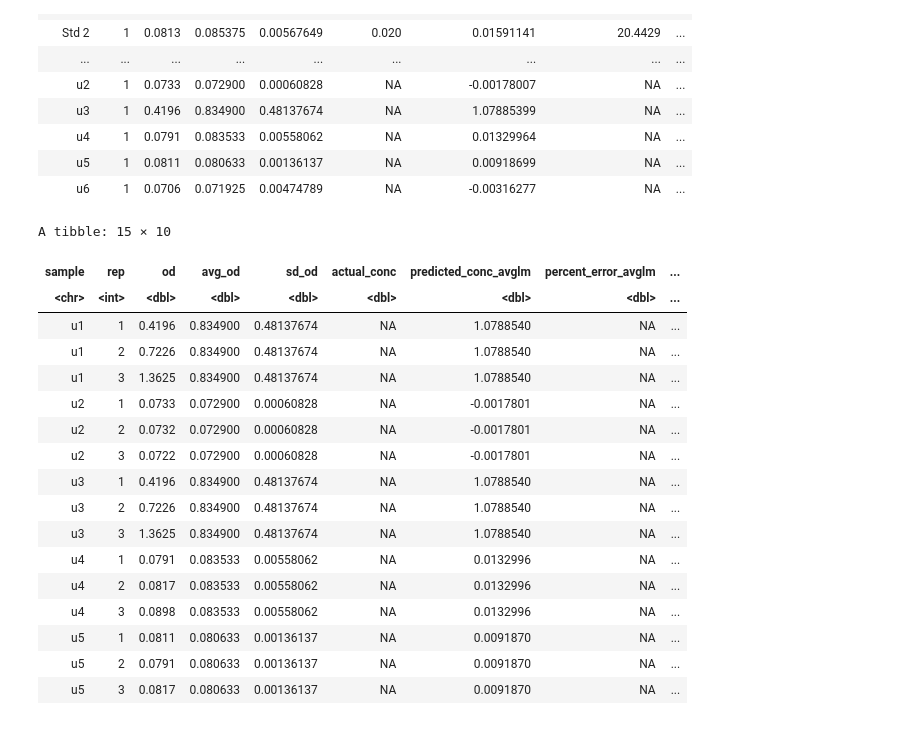
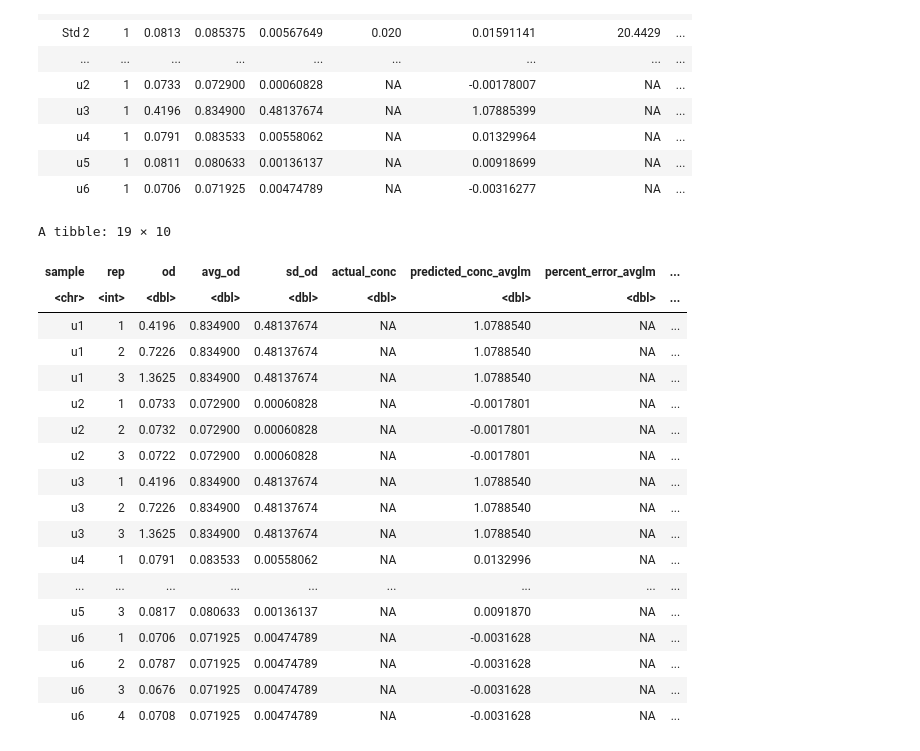
Before and after one commit to brookewicz/LabNotebook, a Jupyter notebook: Nutrients/no3_calculations/no3_4_25_2025.ipynb, the cells around one changed output. Drawn from its saved outputs; the diff is of its cells as text; code cells hidden in the pictures.

```diff
--- a/Nutrients/no3_calculations/no3_4_25_2025.ipynb
+++ b/Nutrients/no3_calculations/no3_4_25_2025.ipynb
@@ -1189,23 +1189,24 @@ A grouped_df: 42 × 10
 | u6 | 1 | 0.0706 | 0.071925 | 0.00474789 | NA | -0.00316277 | NA | ... |
 # %%
 samples %>%
-    filter(sample %in% c(u1,u2,u3,u4,u5,u6))
+    filter(sample %in% c("u1", "u2", "u3", "u4", "u5", "u6"))
 # %% [output]
-A tibble: 15 × 10
+A tibble: 19 × 10
 | sample | rep | od | avg_od | sd_od | actual_conc | predicted_conc_avglm | percent_error_avglm | ... |
 | <chr> | <int> | <dbl> | <dbl> | <dbl> | <dbl> | <dbl> | <dbl> | ... |
 | u1 | 1 | 0.4196 | 0.834900 | 0.48137674 | NA | 1.0788540 | NA | ... |
 | u1 | 2 | 0.7226 | 0.834900 | 0.48137674 | NA | 1.0788540 | NA | ... |
 | u1 | 3 | 1.3625 | 0.834900 | 0.48137674 | NA | 1.0788540 | NA | ... |
 | u2 | 1 | 0.0733 | 0.072900 | 0.00060828 | NA | -0.0017801 | NA | ... |
 | u2 | 2 | 0.0732 | 0.072900 | 0.00060828 | NA | -0.0017801 | NA | ... |
 | u2 | 3 | 0.0722 | 0.072900 | 0.00060828 | NA | -0.0017801 | NA | ... |
 | u3 | 1 | 0.4196 | 0.834900 | 0.48137674 | NA | 1.0788540 | NA | ... |
 | u3 | 2 | 0.7226 | 0.834900 | 0.48137674 | NA | 1.0788540 | NA | ... |
 | u3 | 3 | 1.3625 | 0.834900 | 0.48137674 | NA | 1.0788540 | NA | ... |
 | u4 | 1 | 0.0791 | 0.083533 | 0.00558062 | NA | 0.0132996 | NA | ... |
-| u4 | 2 | 0.0817 | 0.083533 | 0.00558062 | NA | 0.0132996 | NA | ... |
-| u4 | 3 | 0.0898 | 0.083533 | 0.00558062 | NA | 0.0132996 | NA | ... |
-| u5 | 1 | 0.0811 | 0.080633 | 0.00136137 | NA | 0.0091870 | NA | ... |
-| u5 | 2 | 0.0791 | 0.080633 | 0.00136137 | NA | 0.0091870 | NA | ... |
+| ... | ... | ... | ... | ... | ... | ... | ... | ... |
 | u5 | 3 | 0.0817 | 0.080633 | 0.00136137 | NA | 0.0091870 | NA | ... |
+| u6 | 1 | 0.0706 | 0.071925 | 0.00474789 | NA | -0.0031628 | NA | ... |
+| u6 | 2 | 0.0787 | 0.071925 | 0.00474789 | NA | -0.0031628 | NA | ... |
+| u6 | 3 | 0.0676 | 0.071925 | 0.00474789 | NA | -0.0031628 | NA | ... |
+| u6 | 4 | 0.0708 | 0.071925 | 0.00474789 | NA | -0.0031628 | NA | ... |
```
